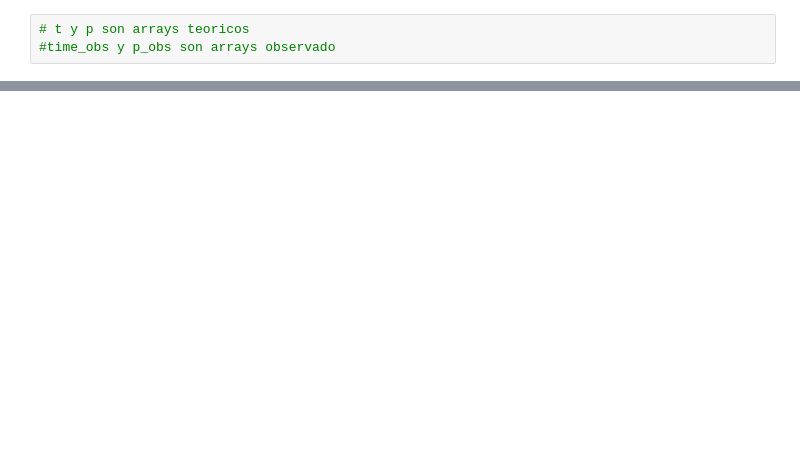
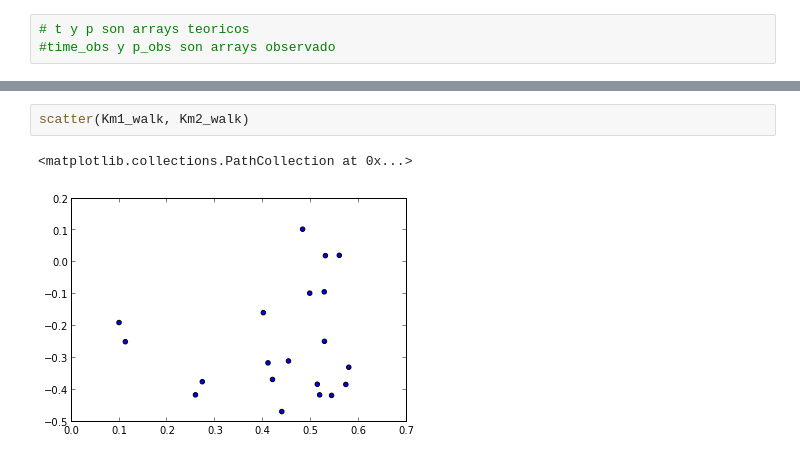
Before and after one commit to nana0220/Tarea_8, a Jupyter notebook: Tarea8.ipynb, the cells around one changed output, grey strips where cells are left out. Drawn from its saved outputs; the diff is of its cells as text; blank space fills up the shorter version.

```diff
--- a/Tarea8.ipynb
+++ b/Tarea8.ipynb
@@ -102,0 +162,5 @@ def likelihood(p_obs,p):
+# %%
+scatter(Km1_walk, Km2_walk)
+# %% [output]
+<matplotlib.collections.PathCollection at 0x...>
+[figure, added]
```
Also changed, not shown: parts of 13 cells of this notebook.
